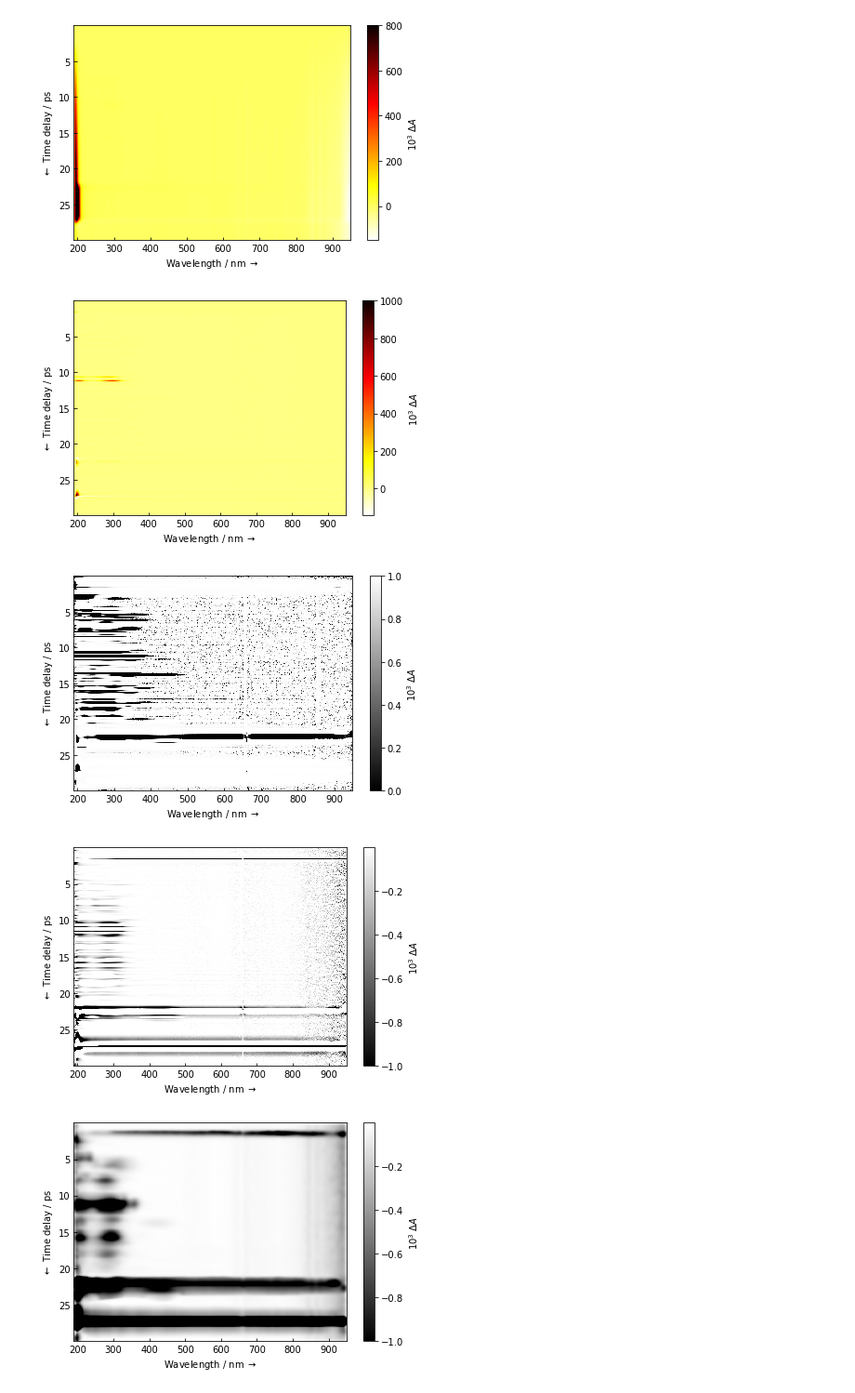
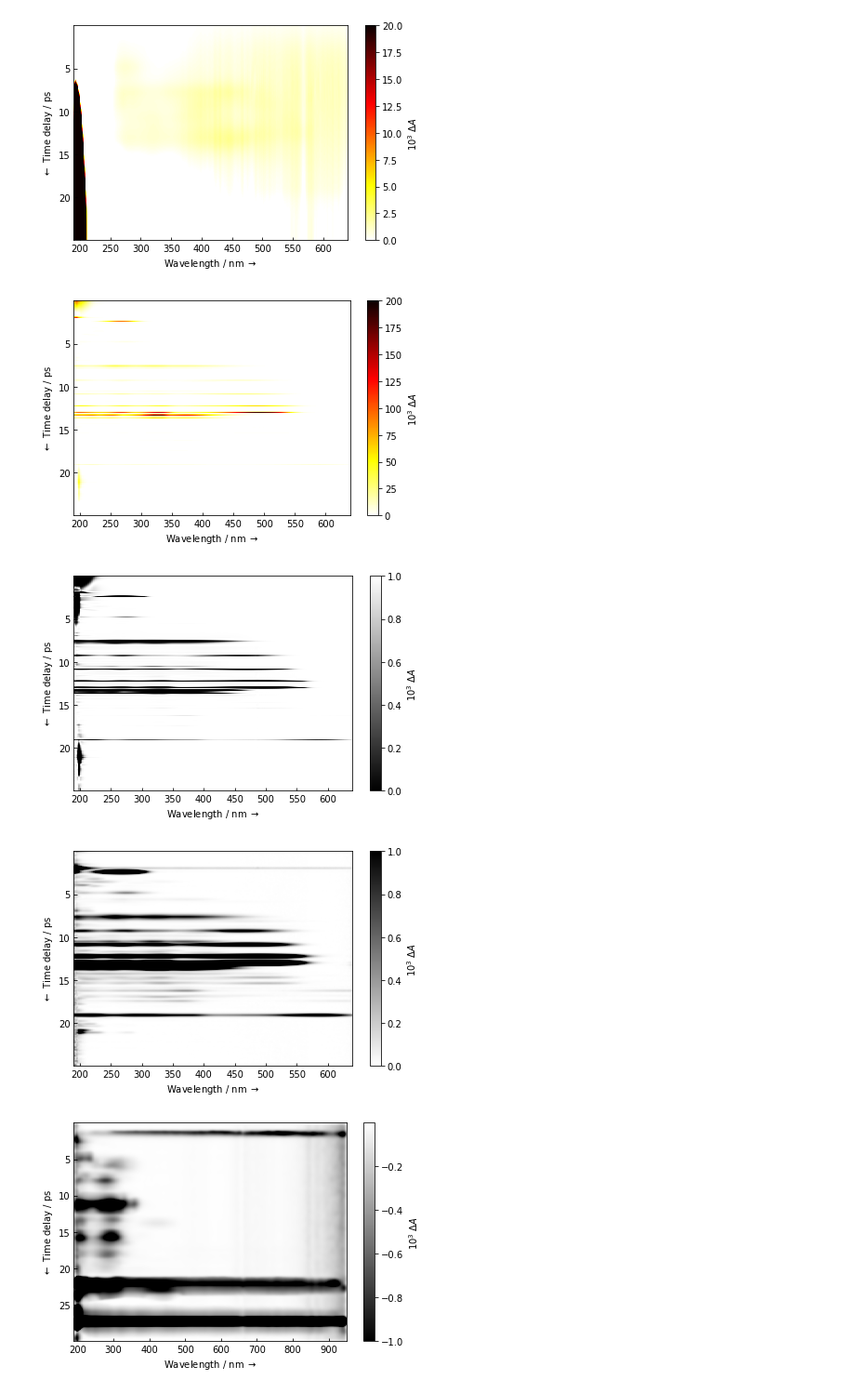
Before and after one commit to dmadea/Jupyter-Tutorials, a Jupyter notebook: Baseline correction/bcorr_dct.ipynb, the cells around one changed output. Shown at 93% size. Cells and saved outputs as stored; diff of their text form; code cells hidden in the pictures.

```diff
--- a/Baseline correction/bcorr_dct.ipynb
+++ b/Baseline correction/bcorr_dct.ipynb
@@ -95,3 +99,20 @@ def plot_data(D, times, wavelengths, symlog=False, title='', t_unit='ps',
         plt.savefig(fname=filepath, format=ext, transparent=transparent, dpi=dpi)
 
     plt.show()
+# %%
+@vectorize
+def logistic(x, mean, std):
+    if std > 0:
+        return 1 / (1 + np.exp(2 * (x - 2 * std - mean) / std))
+    else:
+        return 0
+
+def gauss(x, mean, std):
+    return np.exp(-0.5 * ((x - mean) / (std * 4)) ** 2)
+
+x = np.linspace(-10, 10, 1000)
+y = logistic(x, 0, 1)
+yg = gauss(x, 0, 1)
+plt.plot(x, y)
+plt.plot(x, yg)
+plt.show()
@@ -246,6 +269,8 @@ def spectra_model(x):
 x_vals = np.arange(1, 1001)
 spectra_sim = spectra_model(x_vals)
 # %%
-mat, times, wls = load_matrix('UV_DMbr061, after extraction.csv')
-plot_data(mat, times, wls, cmap='hot_r', z_lim=(None, 1e3))
+# mat, times, wls = load_matrix('UV_DMbr061, after extraction.csv')
+mat, times, wls = load_matrix('UV_DMbp002b.csv')
+
+plot_data(mat, times, wls, cmap='hot_r', z_lim=(0, 1e2))
 # %% [output]
@@ -273,3 +294,3 @@ plot_data(filtered, times, wls, cmap='hot_r', z_lim=(None, 1e3))
 # %%
-Z, D, W, Dn_matrix = baseline_2D_arPLS(mat, times, wls, 1e6, 0, 10)
+Z, D, W, smoothed_signal, std_blur = baseline_2D_arPLS(mat, 1e8, 0, niter=30, lam0_sm=1e3, lam1_sm=0)
 # %% [output]
@@ -287,15 +334,15 @@ Iteration=10, crit=0.038
 save_mat2csv('test_mat.csv', D, times, wls)
 save_mat2csv('test_mat-baseline.csv', Z, times, wls)
 # %%
-plot_data(Z, times, wls, cmap='hot_r', z_lim=(None, 800))
-plot_data(D, times, wls, cmap='hot_r', z_lim=(None, 1e3))
-plot_data(W, times, wls, cmap='binary_r', z_lim=(None, None))
-plot_data(Dn_matrix, times, wls, cmap='binary_r', z_lim=(-1, np.nanmax(Dn_matrix)))
+plot_data(Z, times, wls, cmap='hot_r', z_lim=(0, 20))
+plot_data(D, times, wls, cmap='hot_r', z_lim=(0, 200))
+plot_data(W, times, wls, cmap='binary_r', z_lim=(0, None))
+plot_data(std_blur, times, wls, cmap='binary', z_lim=(0, 1))
 # %% [output]
-[figure, old version]
+[figure, new version]
-[figure, old version]
+[figure, new version]
-[figure, old version]
+[figure, new version]
-[figure, old version]
+[figure, new version]
 # %%
 # Apply 2D gaussian blur to negative data
 
```
Also changed, not shown: parts of 20 cells of this notebook, 12 other files.
